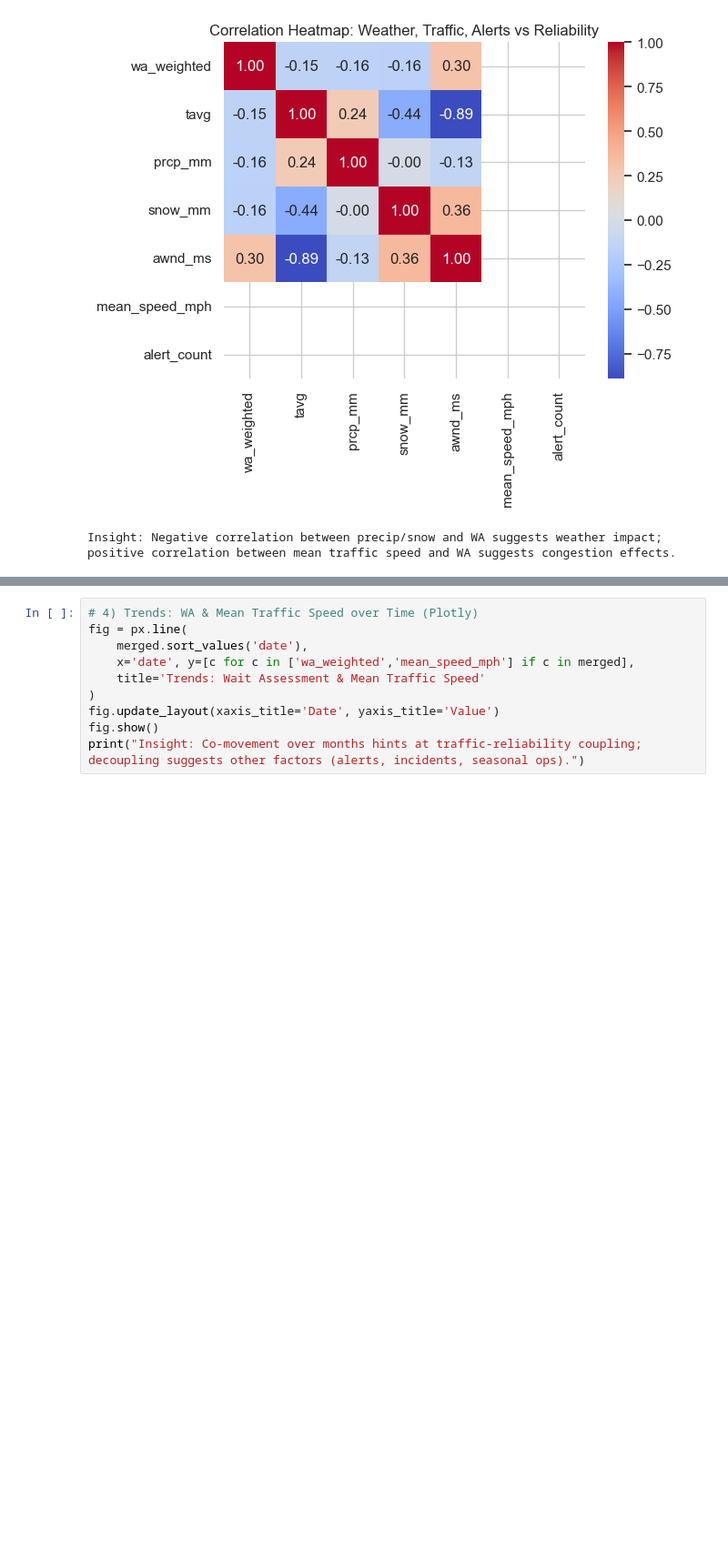
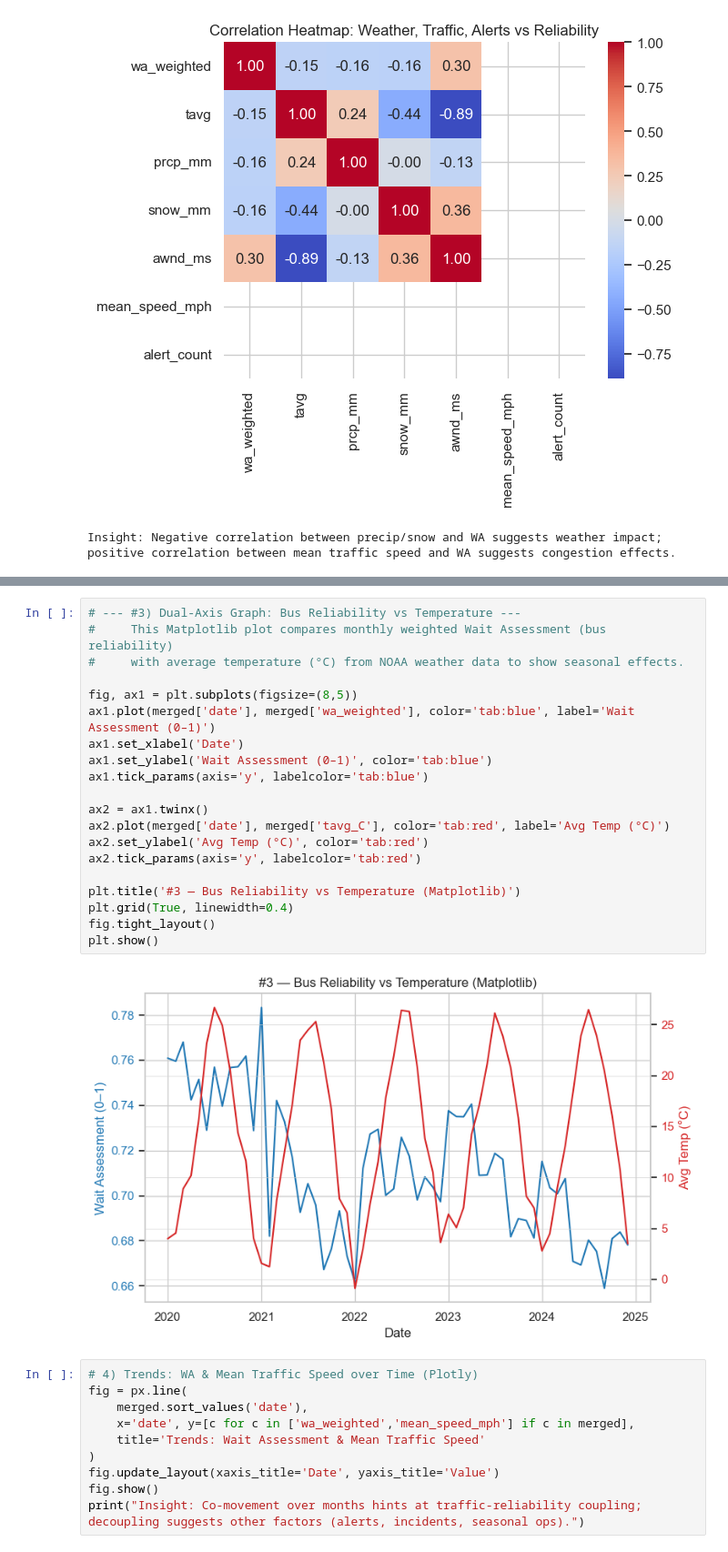
Before and after one commit to IT4063C001-Fall2025/final-project-sil6s, a Jupyter notebook: source.ipynb, the cells around one changed output, grey strips where cells are left out. Shown at 91% size. Saved outputs shown, nothing was run; the diff lists cells and outputs as text; blank space fills up the shorter version.

```diff
--- a/source.ipynb
+++ b/source.ipynb
@@ -737,3 +688,25 @@ plt.show()
+# %%
+# --- #3) Dual-Axis Graph: Bus Reliability vs Temperature ---
+#     This Matplotlib plot compares monthly weighted Wait Assessment (bus reliability)
+#     with average temperature (°C) from NOAA weather data to show seasonal effects.
+
+fig, ax1 = plt.subplots(figsize=(8,5))
+ax1.plot(merged['date'], merged['wa_weighted'], color='tab:blue', label='Wait Assessment (0–1)')
+ax1.set_xlabel('Date')
+ax1.set_ylabel('Wait Assessment (0–1)', color='tab:blue')
+ax1.tick_params(axis='y', labelcolor='tab:blue')
+
+ax2 = ax1.twinx()
+ax2.plot(merged['date'], merged['tavg_C'], color='tab:red', label='Avg Temp (°C)')
+ax2.set_ylabel('Avg Temp (°C)', color='tab:red')
+ax2.tick_params(axis='y', labelcolor='tab:red')
+
+plt.title('#3 — Bus Reliability vs Temperature (Matplotlib)')
+plt.grid(True, linewidth=0.4)
+fig.tight_layout()
+plt.show()
+# %% [output]
+[figure, added]
 # %%
 # 4) Trends: WA & Mean Traffic Speed over Time (Plotly)
 fig = px.line(
```
Also changed, not shown: parts of 5 cells of this notebook.
